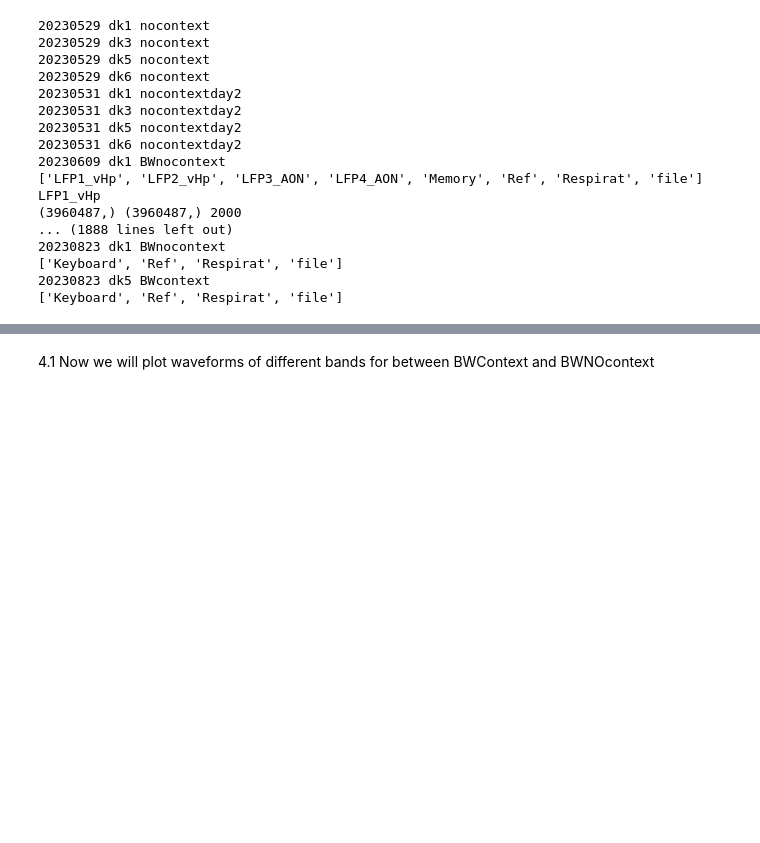
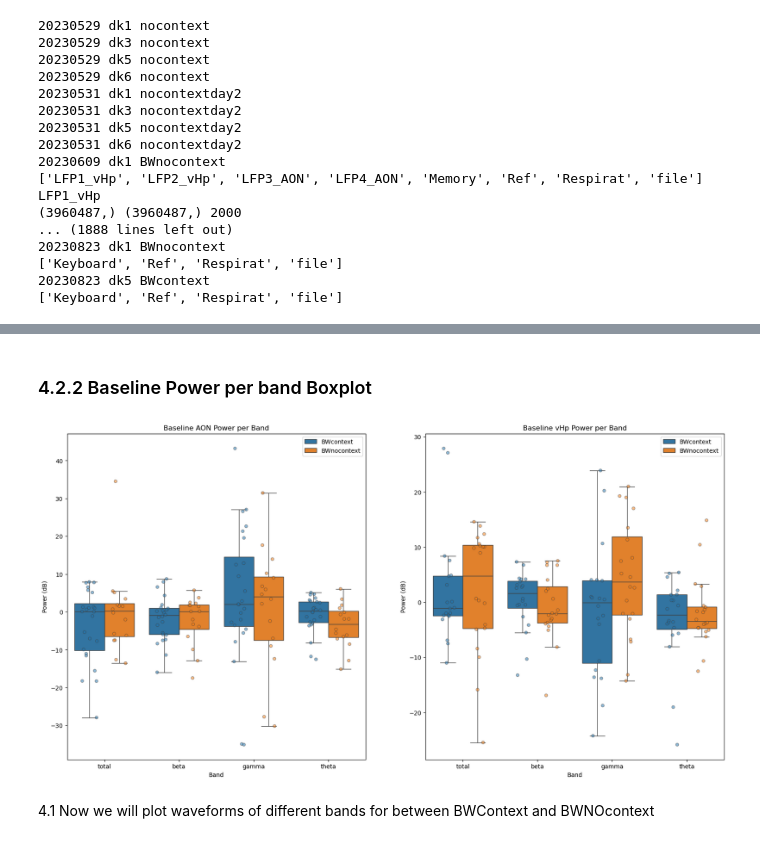
Before and after one commit to namanagrawal97/cpl_analysis_naman, a Jupyter notebook: 00_complete_analysis.ipynb, the cells around one changed output, grey strips where cells are left out. Drawn from its saved outputs; the diff is of its cells as text; code cells hidden in the pictures; blank space fills up the shorter version.

```diff
--- a/00_complete_analysis.ipynb
+++ b/00_complete_analysis.ipynb
@@ -183,3 +233,36 @@ LFP1_vHp
+# %% [markdown]
+### 4.2.2 Baseline Power per band Boxplot
+# %%
+importlib.reload(plotting_styles)
+
+linestyles = plotting_styles.linestyles
+colors = plotting_styles.colors
+brain_areas = ['AON','vHp']
+df= baseline_lfp_all.__deepcopy__()
+
+for band_name, band_values in all_bands_dict.items():
+    df[band_name+'_power']=df['data'].apply(lambda x:functions.get_band_power(x, band_values[0], band_values[1]))
+
+writer=pd.ExcelWriter(savepath+'baseline_lfp_power_per_band.xlsx')
+fig, axs = plt.subplots(1,2, figsize=(20, 10))
+axs=axs.flatten()
+for i, area in enumerate(brain_areas):
+    data = df[df['channel'].str.contains(area)]
+    data_melted = data.melt(id_vars=['rat','task','channel'], value_vars=['total_power','beta_power','gamma_power','theta_power'], var_name='band', value_name='power')
+    sns.boxplot(data=data_melted, x='band', y='power', hue='task', hue_order=['BWcontext','BWnocontext'], palette=colors, showfliers=False, ax=axs[i])
+    sns.stripplot(data=data_melted, x='band', y='power', hue='task', hue_order=['BWcontext','BWnocontext'], palette=colors, dodge=True, alpha=0.5, jitter=0.2, ax=axs[i], linewidth=1, legend=False )
+#    axs[i].set_yscale('log')
+    axs[i].set_title(f'Baseline {area} Power per Band')
+    axs[i].set_xlabel('Band')
+    axs[i].set_ylabel('Power (dB)')
+    axs[i].legend()
+    axs[i].set_xticks(([0,1,2,3]),list(all_bands_dict.keys()))
+    data_melted.to_excel(writer, sheet_name=area)
+writer.close()
+plt.savefig(savepath+'baseline_lfp_power_per_band.png')
+plt.show()
+# %% [output]
+[figure, added]
 # %% [markdown]
 4.1 Now we will plot waveforms of different bands for between BWContext and BWNOcontext
 # %%
```
Also changed, not shown: parts of 14 cells of this notebook, 2 other files.
